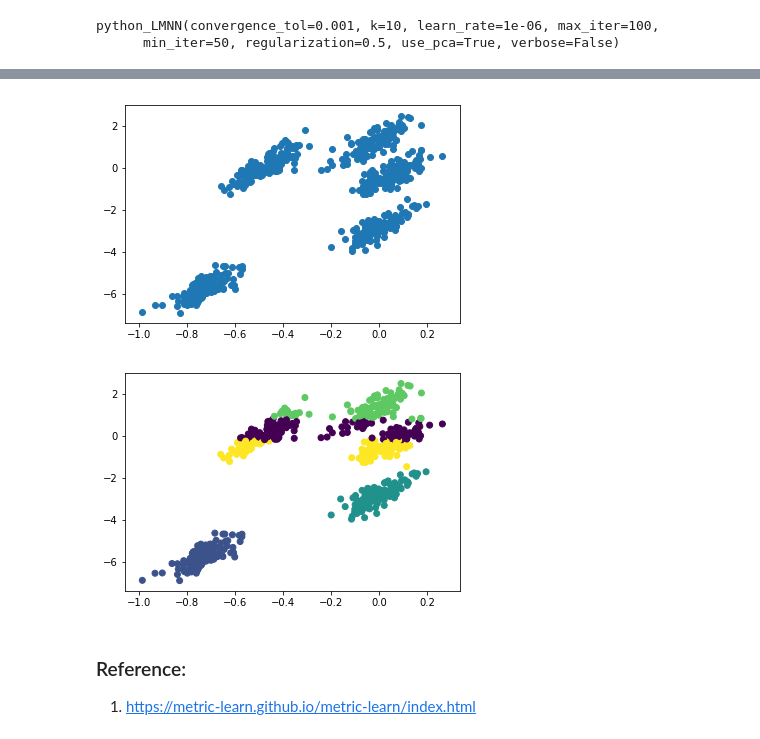
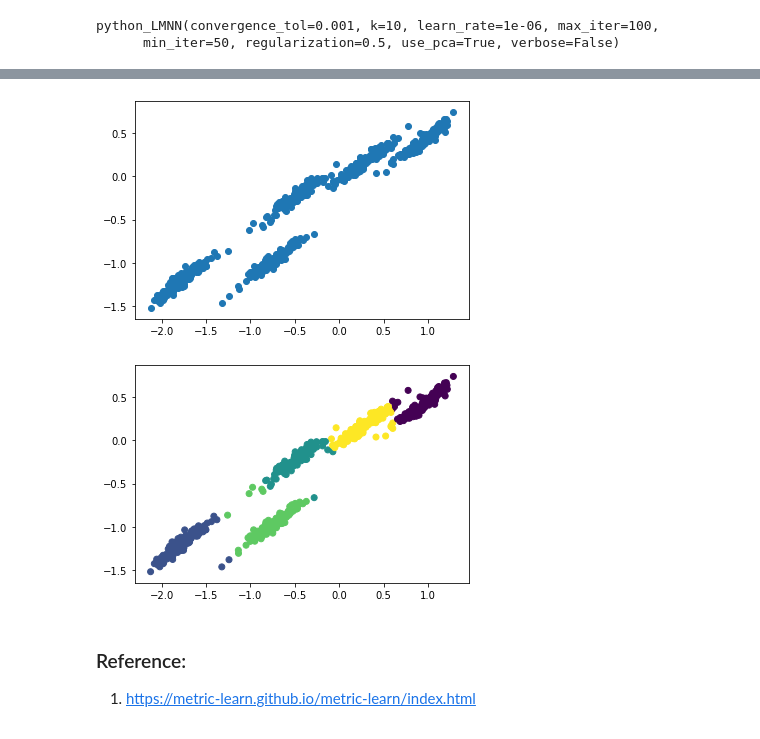
Before and after one commit to jihoon-ko/samsung-ds, a Jupyter notebook: Lab 2 Notebook_metric learning (solution).ipynb, the cells around one changed output, grey strips where cells are left out. Saved outputs shown, nothing was run; the diff lists cells and outputs as text; code cells hidden in the pictures.

```diff
--- a/Lab 2 Notebook_metric learning (solution).ipynb
+++ b/Lab 2 Notebook_metric learning (solution).ipynb
@@ -336,26 +336,26 @@ plt.show()
 # %%
 # Ex 3.c.2: Effects of LMNN on Kmeans (cont)
 
 # We suspect that DBSCAN clustering is more accurate
 # Therefore, let's use y_pred_dbscan (DBSCAN cluster indices) for perform LMNN metric learning
 
 # Perform LMNN on X_sketched, using labels from DBSCAN clustering performed above
 ### YOUR CODE HERE (Fill in the "None")
 # Hint: set k = 3, learning rate = 1e-6, maximum 100 iterations
 lmnn = LMNN(k = 3, learn_rate = 1e-6, max_iter = 100)
-lmnn.fit(X, y_pred_dbscan)
+lmnn.fit(X_sketched, y_pred_dbscan)
 ### END OF YOUR CODE
 
 # Transform the data using the fitted Metric
 ### YOUR CODE HERE (Fill in the "None")
 X_transformed = lmnn.transform(X_sketched)
 ### END OF YOUR CODE
 
 # Visualize the effects of LMNN on the transformed data
 plt.scatter(X_transformed[:, 0], X_transformed[:, 1])
 plt.show()
 # %% [output]
-[figure, old version]
+[figure, new version]
 # %%
 # Ex 3.c.2: Effects of LMNN on Kmeans (cont)
 
@@ -369,7 +369,7 @@ y_pred_kmeans = kmeans.fit_predict(X_transformed)
 plt.scatter(X_transformed[:, 0], X_transformed[:, 1], c = y_pred_kmeans)
 plt.show()
 # %% [output]
-[figure, old version]
+[figure, new version]
 # %%
 ### QUESTION: Compare the performances of Kmeans on the original and transformed data.
 # %% [markdown]
```
Also changed, not shown: parts of 11 cells of this notebook.
